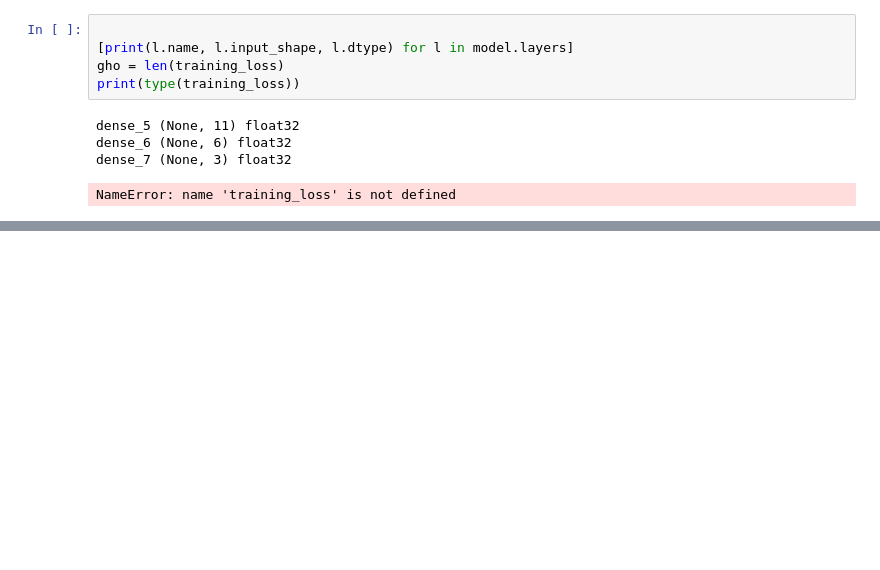
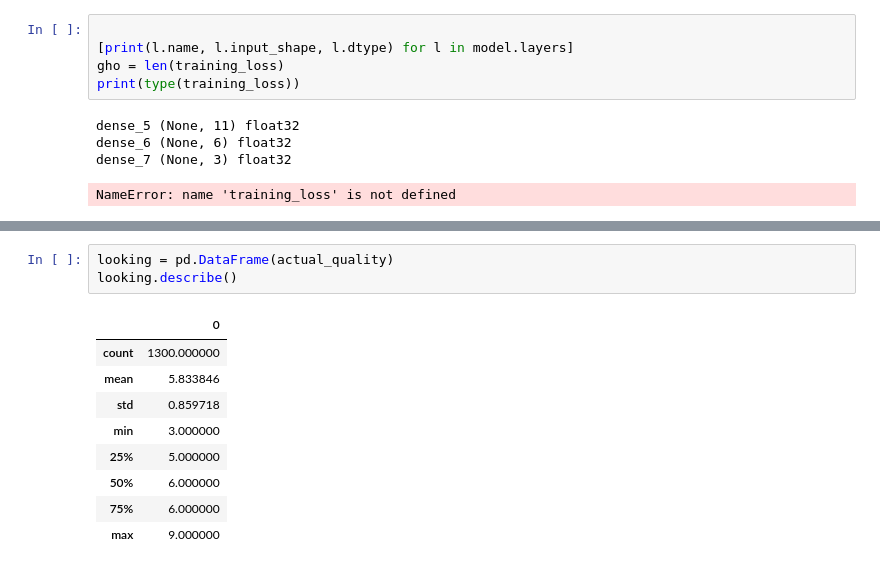
Before and after one commit to Abel-kaiki/Modelling, a Jupyter notebook: project_keras.ipynb, the cells around one changed output, grey strips where cells are left out. Saved outputs shown, nothing was run; the diff lists cells and outputs as text; blank space fills up the shorter version.

```diff
--- a/project_keras.ipynb
+++ b/project_keras.ipynb
@@ -180,0 +204,13 @@ print(min(training_loss))
+# %%
+looking = pd.DataFrame(actual_quality)
+looking.describe()
+# %% [output]
+|  | 0 |
+| count | 1300.000000 |
+| mean | 5.833846 |
+| std | 0.859718 |
+| min | 3.000000 |
+| 25% | 5.000000 |
+| 50% | 6.000000 |
+| 75% | 6.000000 |
+| max | 9.000000 |
```
Also changed, not shown: parts of 8 cells of this notebook.
